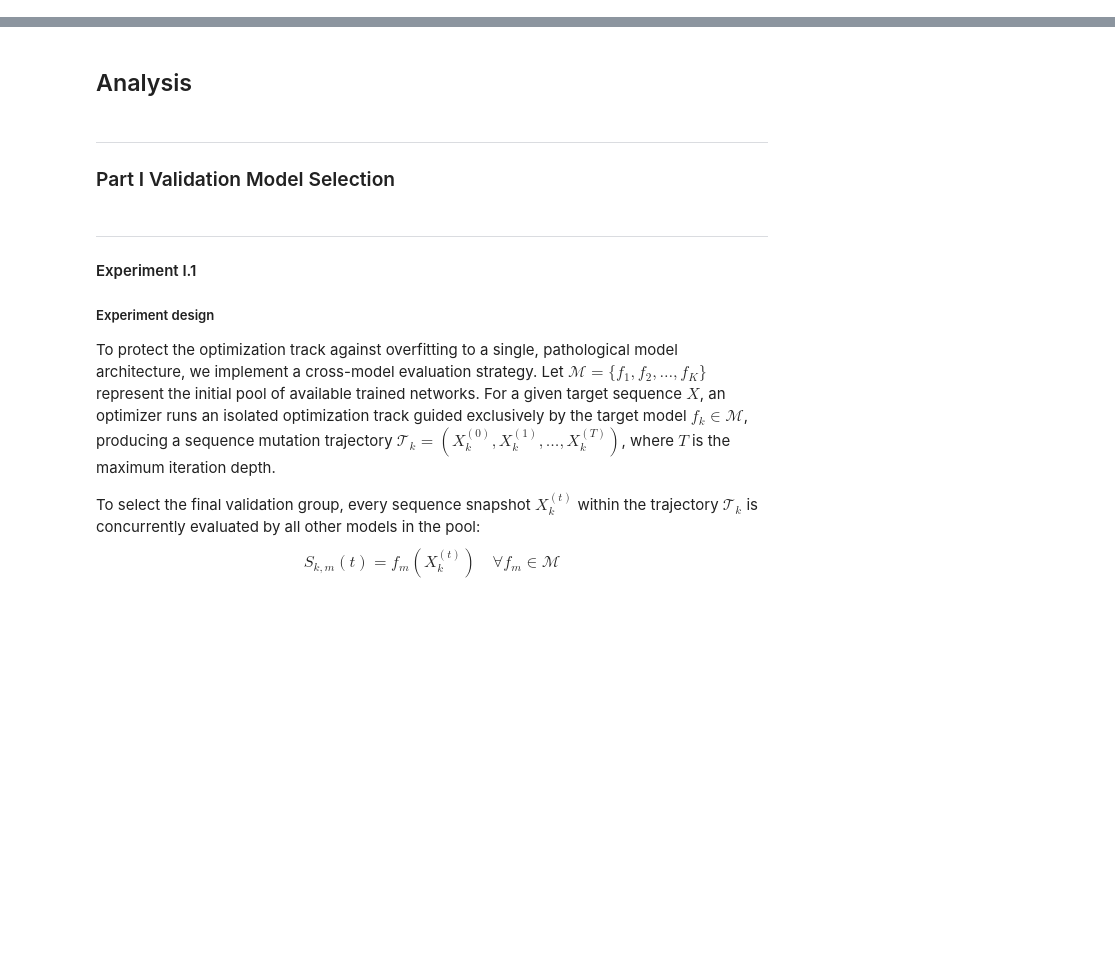
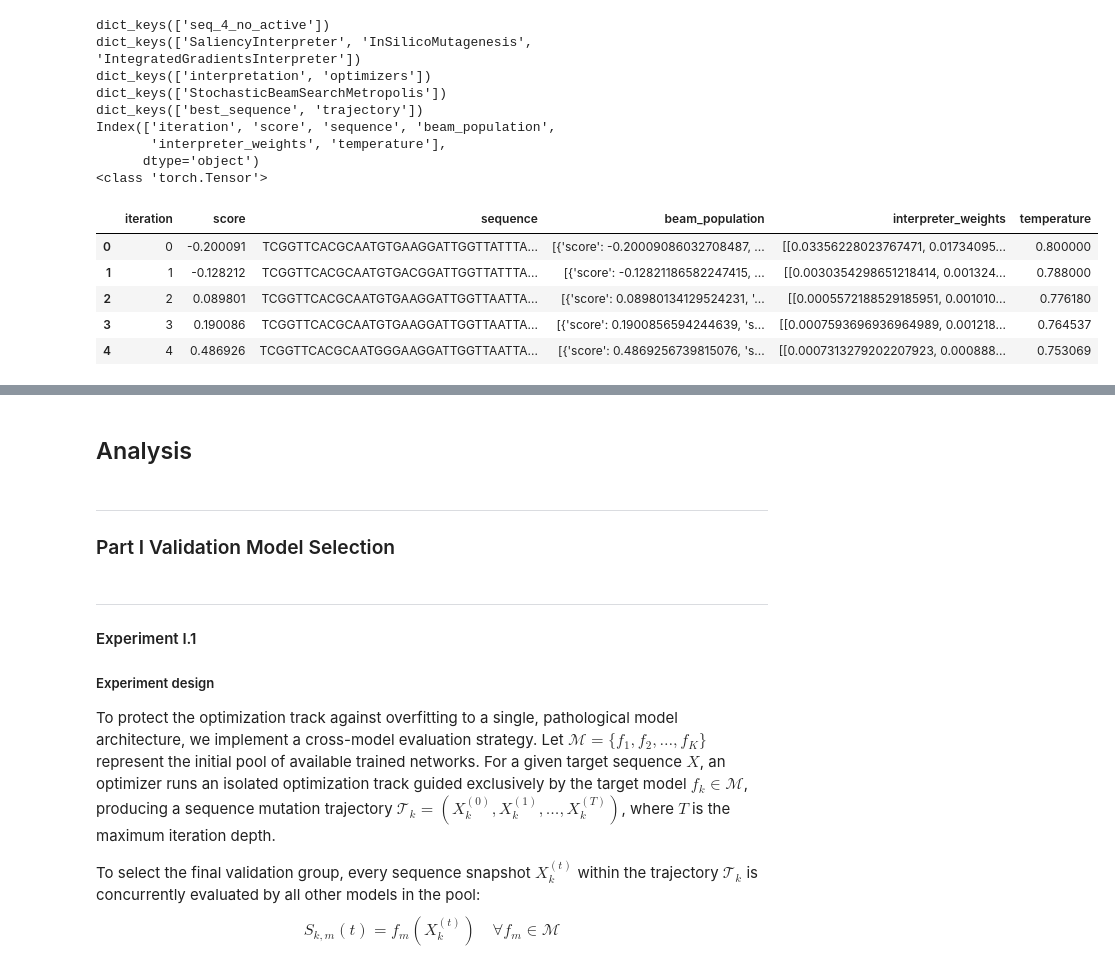
Before and after one commit to joannahuba/dna-sequence-optimization, a Jupyter notebook: notebooks/report_final.ipynb, the cells around one changed output, grey strips where cells are left out. Saved outputs shown, nothing was run; the diff lists cells and outputs as text; code cells hidden in the pictures; blank space fills up the shorter version.

```diff
--- a/notebooks/report_final.ipynb
+++ b/notebooks/report_final.ipynb
@@ -16,0 +21,4 @@ os.getcwd()
+# %%
+data_path =  Path("data") / "results_final_cross_validated"
+# loading all data files in folder
+processed = parse_folder(str(data_path))
@@ -17,3 +118,31 @@ os.getcwd()
+# %%
+# template for
+df_hm = processed['results_optimization_final_beam_mh.json']
+print(df_hm.keys())
+print(df_hm['seq_4_no_active'].keys())
+print(df_hm['seq_4_no_active']['SaliencyInterpreter'].keys())
+print(df_hm['seq_4_no_active']['SaliencyInterpreter']['optimizers'].keys())
+print(df_hm['seq_4_no_active']['SaliencyInterpreter']['optimizers']['StochasticBeamSearchMetropolis'].keys()) # which main optimizer
+print(df_hm['seq_4_no_active']['SaliencyInterpreter']['optimizers']['StochasticBeamSearchMetropolis']['trajectory'].keys()) # Here we obtain how it was changing in iterations
+print(type(df_hm['seq_4_no_active']['SaliencyInterpreter']['interpretation'])) # this is first grad weights
+
+df_hm['seq_4_no_active']['SaliencyInterpreter']['optimizers']['StochasticBeamSearchMetropolis']['trajectory'].head()
+# %% [output]
+dict_keys(['seq_4_no_active'])
+dict_keys(['SaliencyInterpreter', 'InSilicoMutagenesis', 'IntegratedGradientsInterpreter'])
+dict_keys(['interpretation', 'optimizers'])
+dict_keys(['StochasticBeamSearchMetropolis'])
+dict_keys(['best_sequence', 'trajectory'])
+Index(['iteration', 'score', 'sequence', 'beam_population',
+       'interpreter_weights', 'temperature'],
+      dtype='object')
+<class 'torch.Tensor'>
+|  | iteration | score | sequence | beam_population | interpreter_weights | temperature |
+| 0 | 0 | -0.200091 | TCGGTTCACGCAATGTGAAGGATTGGTTATTTA... | [{'score': -0.20009086032708487, ... | [[0.03356228023767471, 0.01734095... | 0.800000 |
+| 1 | 1 | -0.128212 | TCGGTTCACGCAATGTGACGGATTGGTTATTTA... | [{'score': -0.12821186582247415, ... | [[0.0030354298651218414, 0.001324... | 0.788000 |
+| 2 | 2 | 0.089801 | TCGGTTCACGCAATGTGAAGGATTGGTTAATTA... | [{'score': 0.08980134129524231, '... | [[0.0005572188529185951, 0.001010... | 0.776180 |
+| 3 | 3 | 0.190086 | TCGGTTCACGCAATGTGAAGGATTGGTTAATTA... | [{'score': 0.1900856594244639, 's... | [[0.0007593696936964989, 0.001218... | 0.764537 |
+| 4 | 4 | 0.486926 | TCGGTTCACGCAATGGGAAGGATTGGTTAATTA... | [{'score': 0.4869256739815076, 's... | [[0.0007313279202207923, 0.000888... | 0.753069 |
 # %% [markdown]
 # Deep Learning for Regulatory DNA Sequence Optimization: Enhancer Restoration and Synthetic Promoter Engineering
 
```
Also changed, not shown: parts of 10 cells of this notebook, 14 other files.
